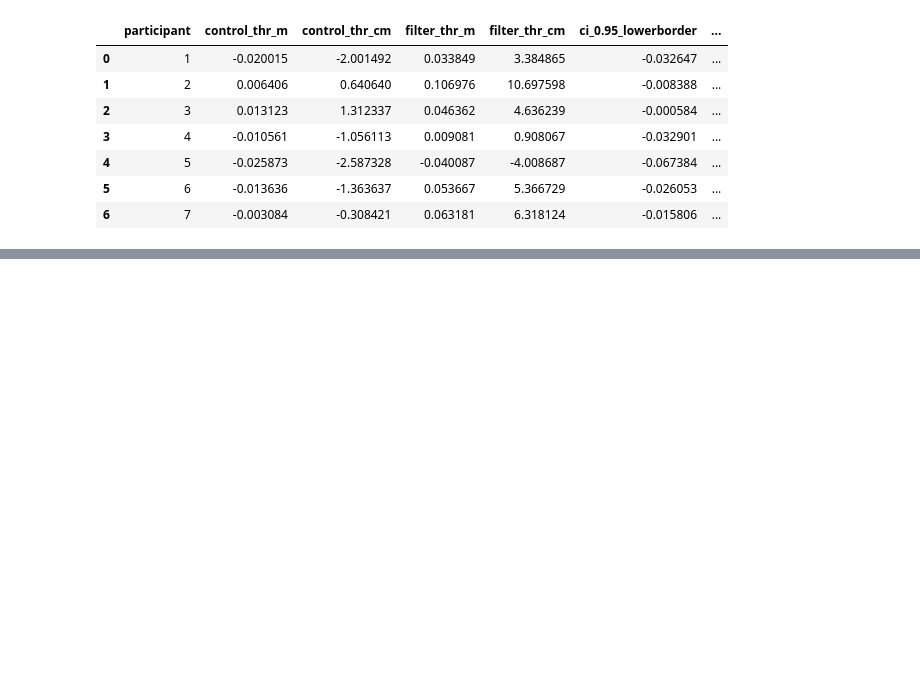
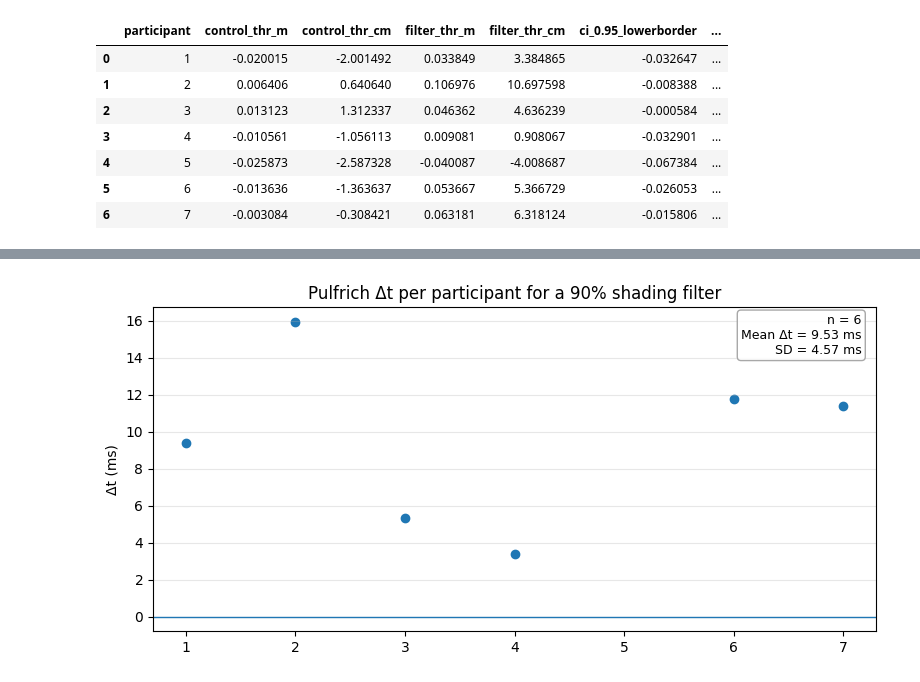
Before and after one commit to luamu/vr-pulfrich, a Jupyter notebook: Analysis/analysis.ipynb, the cells around one changed output, grey strips where cells are left out. Cells and saved outputs as stored; diff of their text form; code cells hidden in the pictures; blank space fills up the shorter version.

```diff
--- a/Analysis/analysis.ipynb
+++ b/Analysis/analysis.ipynb
@@ -300,0 +381,53 @@ df
+# %%
+plot_df = df.sort_values("participant").copy()
+
+# convert None -> NaN
+plot_df["delta_t_ms"] = pd.to_numeric(plot_df["delta_t_ms"], errors="coerce")
+
+# data vector (drop NaNs for stats)
+dt = plot_df["delta_t_ms"].dropna().to_numpy()
+
+mean_dt = np.mean(dt)
+std_dt = np.std(dt, ddof=1)
+n_dt = len(dt)
+
+plt.figure(figsize=(8, 4))
+ax = plt.gca()
+
+x = np.arange(len(plot_df))
+y = plot_df["delta_t_ms"].values
+
+ax.axhline(0, linewidth=1)
+ax.scatter(x, y)
+
+ax.set_xticks(x)
+ax.set_xticklabels(plot_df["participant"].astype(str))
+ax.set_ylabel("Δt (ms)")
+ax.set_title("Pulfrich Δt per participant for a 90% shading filter")
+ax.grid(True, axis="y", alpha=0.3)
+
+# legend-style results box
+results_text = "\n".join([
+    f"n = {n_dt}",
+    f"Mean Δt = {mean_dt:.2f} ms",
+    f"SD = {std_dt:.2f} ms",
+])
+
+ax.text(
+    0.98, 0.98,
+    results_text,
+    transform=ax.transAxes,
+    ha="right", va="top",
+    fontsize=9,
+    bbox=dict(
+        boxstyle="round",
+        facecolor="white",
+        alpha=0.85,
+        edgecolor="0.6"
+    )
+)
+
+plt.tight_layout()
+plt.show()
+# %% [output]
+[figure, added]
```
Also changed, not shown: parts of 13 cells of this notebook.
